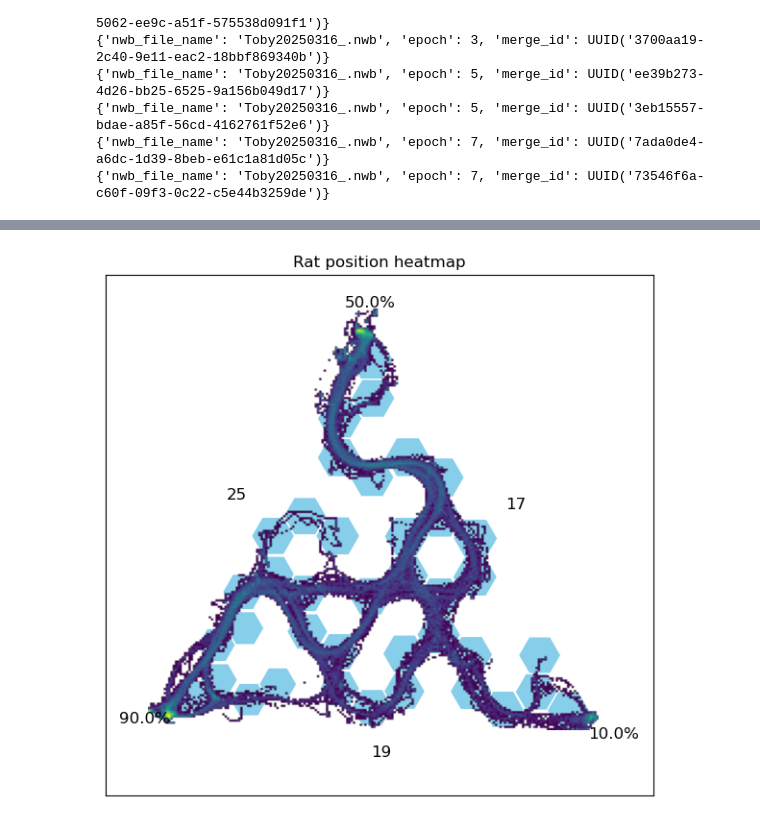
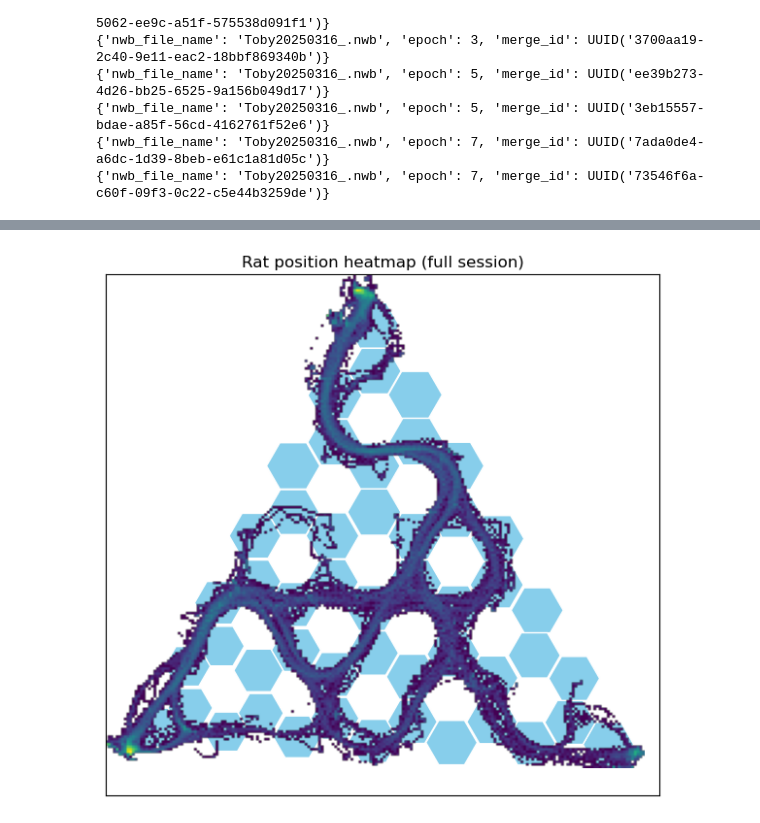
Before and after one commit to calderast/Hex-maze-spyglass, a Jupyter notebook: plot_position_heatmap.ipynb, the cells around one changed output, grey strips where cells are left out. Cells and saved outputs as stored; diff of their text form; code cells hidden in the pictures.

Commit message:
plot rat position heatmap

```diff
--- a/plot_position_heatmap.ipynb
+++ b/plot_position_heatmap.ipynb
@@ -152,41 +111,53 @@ print(centroids_dict)
 # %%
+from spyglass.position import PositionOutput
+from hex_maze_behavior import HexMazeBlock, HexCentroids
 from hexmaze import plot_hex_maze
 import matplotlib.pyplot as plt
 import numpy as np
 
-# TODO: once interval lists are good, filter properly to the block!
-# # Filter position data for this block (exluding nans)
-# block_times = (position_df["timestamp"] >= block.start_time) & (position_df["timestamp"] <= block.stop_time)
-# block_positions = position_df[block_times].dropna(subset=['x', 'y'])
-block_positions = position_info.dropna(subset=['position_x', 'position_y'])
+# Grab a key from the output above for now
+# Use this merge id to restrict the PositionOutput table and fetch the position data
+key = {
+    'nwb_file_name': 'Toby20250316_.nwb',
+    'epoch': 3,
+    'merge_id': '0859decd-5062-ee9c-a51f-575538d091f1'
+}
 
-# Plot rat position heatmap for this block (currently for session)
+# Fetch processed position data for this epoch (remove nan)
+position_df = (PositionOutput & key).fetch1_dataframe()
+position_df = position_df.dropna(subset=['position_x', 'position_y'])
+
+# Get the hex centroids for this session for plotting the hexes in the right places
+centroids_dict = HexCentroids().get_hex_centroids_dict_cm(key)
+# Remove side hex centroids (plotting expects exactly 49 integer centroids)
+centroids_dict = {int(k): v for k, v in centroids_dict.items() if "_left" not in k and "_right" not in k}
+
+# Plot rat position heatmap for the full epoch
 fig_full, ax_full = plt.subplots(figsize=(6, 6))
 
-# Create 2D histogram (aka heatmap) of the rat's x, y positions in this block
+# Create 2D histogram (aka heatmap) of the rat's x, y positions
 heatmap_full, xedges, yedges = np.histogram2d(
-    block_positions['position_x'].values, block_positions['position_y'].values, bins=200
+    position_df['position_x'].values, position_df['position_y'].values, bins=200
 )
 heatmap_full_masked = np.ma.masked_where(heatmap_full == 0, heatmap_full)
 log_heatmap_full = np.log1p(heatmap_full_masked)
 
 # Plot maze layout (open hexes only) using custom centroids if they exist
 if centroids_dict is not None:
     plot_hex_maze(
-        barriers=maze, centroids=centroids_dict, ax=ax_full, show_hex_labels=False,
-        show_barriers=False, show_choice_points=False, reward_probabilities=reward_probs,
-        invert_yaxis=True
+        barriers=None, centroids=centroids_dict, ax=ax_full, show_hex_labels=False,
+        show_barriers=False, show_choice_points=False, invert_yaxis=True
     )
 # Plot rat position heatmap on top of the hexes
 ax_full.imshow(
     log_heatmap_full.T, origin='lower', cmap='viridis',
     extent=[xedges[0], xedges[-1], yedges[0], yedges[-1]],
     aspect='equal', zorder=1
 )
 ax_full.set_xticks([])
 ax_full.set_yticks([])
-ax_full.set_title(f"Rat position heatmap")
+ax_full.set_title(f"Rat position heatmap (full session)")
 fig_full.tight_layout()
 fig_full.show()
 # %% [output]
-[figure, old version]
+[figure, new version]
```
Also changed, not shown: parts of 8 cells of this notebook.
